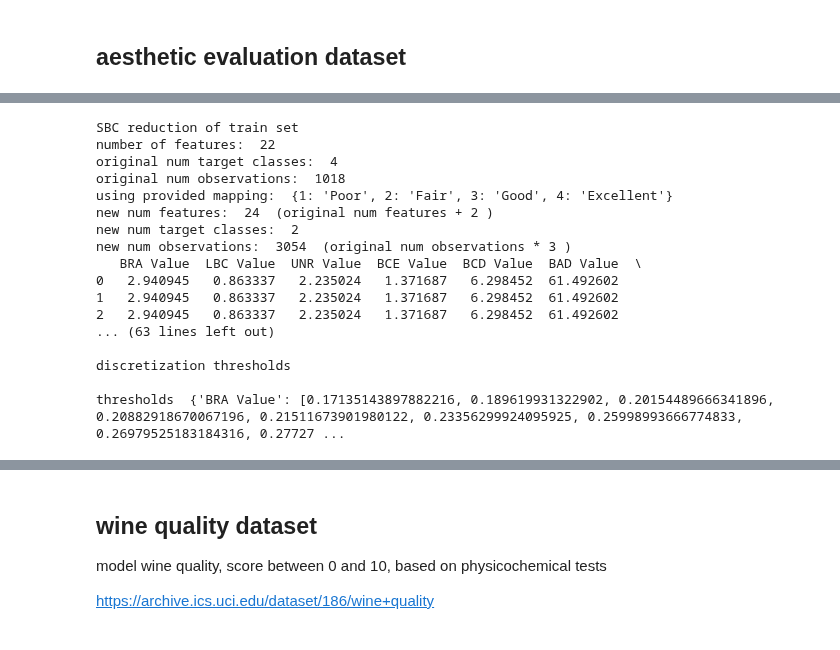
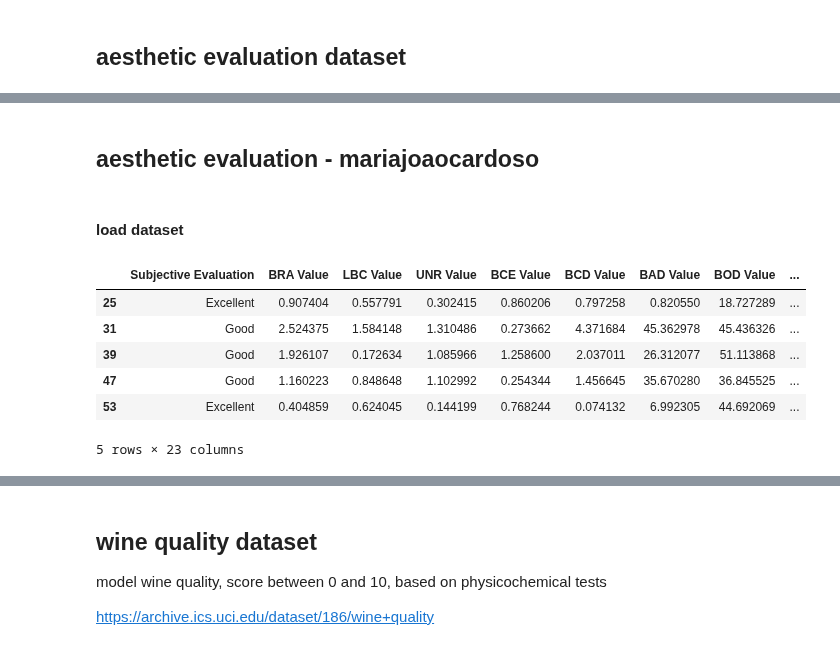
Before and after one commit to mafits/opt-ordinal-scorecards, a Jupyter notebook: test_ordinal.ipynb, the cells around one changed output, grey strips where cells are left out. Cells and saved outputs as stored; diff of their text form; code cells hidden in the pictures.

```diff
--- a/test_ordinal.ipynb
+++ b/test_ordinal.ipynb
@@ -624,34 +404,43 @@ Execution time: 62.34213185310364 seconds
 # %%
 start_time = time.time()
+
 scorecard = Scorecard()
-scorecard.fit(aesthetic_evaluation_X, aesthetic_evaluation_y, categorical_columns,
+aesthetic_infbins_diffcod_adaptivelasso_model, aesthetic_infbins_diffcod_adaptivelasso_weights = scorecard.fit(aesthetic_evaluation_X, aesthetic_evaluation_y, categorical_columns,
                 thresholds_method='INF_BINS',
                 encoding_method='DIFF_CODING',
                 model_method='ADAPTIVE_LASSO',
+                params=None,
                 use_sbc=True,
-                mapping=mapping,
-                num_nonzero_weights=None,
-                show_prints=True,
-                params={'alpha': 0.003593813663804626})
+                K=K,
+                mapping=mapping)
 
-_, infbins_accuracy = scorecard.evaluate()
 end_time = time.time()
 print(f"Execution time: {end_time - start_time} seconds")
+
+scorecard.evaluate()
+
+scorecard.show_scorecard()
-# %% [output]
-SBC reduction of train set
-number of features:  22
-original num target classes:  4
-original num observations:  1018
-using provided mapping:  {1: 'Poor', 2: 'Fair', 3: 'Good', 4: 'Excellent'}
-new num features:  24  (original num features + 2 )
-new num target classes:  2
-new num observations:  3054  (original num observations * 3 )
-   BRA Value  LBC Value  UNR Value  BCE Value  BCD Value  BAD Value  \
-0   2.940945   0.863337   2.235024   1.371687   6.298452  61.492602
-1   2.940945   0.863337   2.235024   1.371687   6.298452  61.492602
-2   2.940945   0.863337   2.235024   1.371687   6.298452  61.492602
-... (63 lines left out)
-
-discretization thresholds
-
-thresholds  {'BRA Value': [0.17135143897882216, 0.189619931322902, 0.20154489666341896, 0.20882918670067196, 0.21511673901980122, 0.23356299924095925, 0.25998993666774833, 0.26979525183184316, 0.27727 ...
+# %% [markdown]
+## aesthetic evaluation - mariajoaocardoso
+# %% [markdown]
+#### load dataset
+# %%
+aesthetic_evaluation_data = pd.read_csv('datasets/aesthetic_evaluation_data.csv')
+aesthetic_evaluation_objective = aesthetic_evaluation_data['Objective Evaluation']
+
+# get data from author = mariajoaocardoso
+aesthetic_evaluation_data_mariajoaocardoso = aesthetic_evaluation_data[aesthetic_evaluation_data['Author'] == 'mariajoaocardoso']
+aesthetic_evaluation_data_mariajoaocardoso_objective = aesthetic_evaluation_data_mariajoaocardoso['Objective Evaluation']
+aesthetic_evaluation_data_mariajoaocardoso = aesthetic_evaluation_data_mariajoaocardoso.drop(columns=['Image Filename','Author','Objective Evaluation', 'sX2L Value','sX2a Value','sX2b Value','sX2Lab Value','sEMDL Value','sEMDa Value','sEMDb Value','sEMDLab Value'])
+aesthetic_evaluation_data_mariajoaocardoso_X = aesthetic_evaluation_data_mariajoaocardoso.drop(columns='Subjective Evaluation')
+aesthetic_evaluation_data_mariajoaocardoso_y = aesthetic_evaluation_data_mariajoaocardoso['Subjective Evaluation']
+
+aesthetic_evaluation_data_mariajoaocardoso.head()
+# %% [output]
+|  | Subjective Evaluation | BRA Value | LBC Value | UNR Value | BCE Value | BCD Value | BAD Value | BOD Value | ... |
+| 25 | Excellent | 0.907404 | 0.557791 | 0.302415 | 0.860206 | 0.797258 | 0.820550 | 18.727289 | ... |
+| 31 | Good | 2.524375 | 1.584148 | 1.310486 | 0.273662 | 4.371684 | 45.362978 | 45.436326 | ... |
+| 39 | Good | 1.926107 | 0.172634 | 1.085966 | 1.258600 | 2.037011 | 26.312077 | 51.113868 | ... |
+| 47 | Good | 1.160223 | 0.848648 | 1.102992 | 0.254344 | 1.456645 | 35.670280 | 36.845525 | ... |
+| 53 | Excellent | 0.404859 | 0.624045 | 0.144199 | 0.768244 | 0.074132 | 6.992305 | 44.692069 | ... |
+5 rows × 23 columns
```
Also changed, not shown: parts of 179 cells of this notebook, 13 other files.
